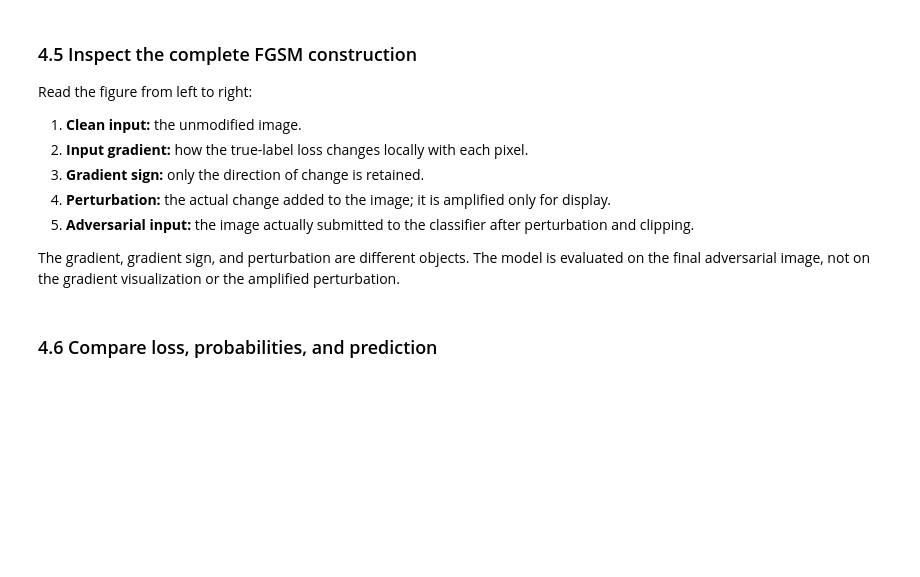
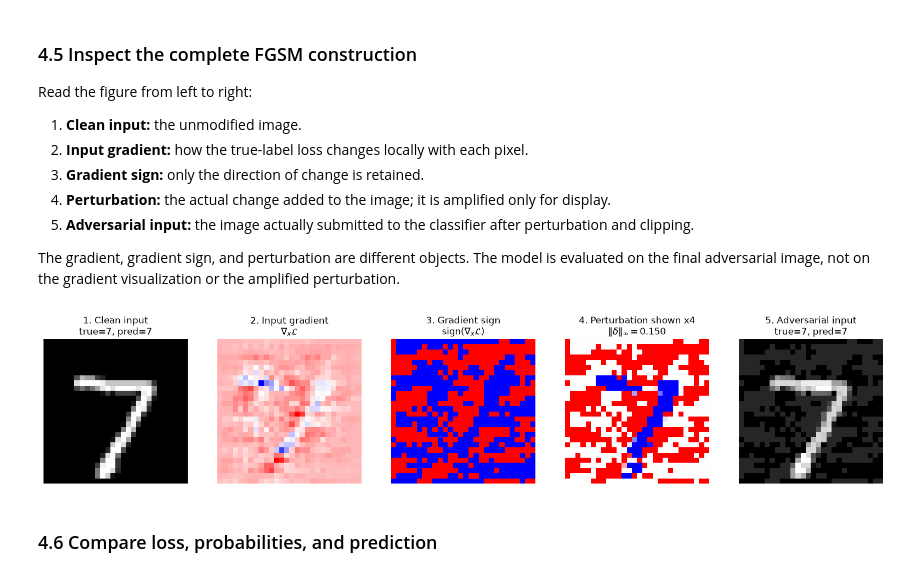
Before and after one commit to bonivalyvan/ML-Trainning-and-evaluation, a Jupyter notebook: Adverserial Machine Learning using FGSM/FGSM_MNIST_Lab.ipynb, the cells around one changed output. Saved outputs shown, nothing was run; the diff lists cells and outputs as text; code cells hidden in the pictures; blank space fills up the shorter version.

```diff
--- a/Adverserial Machine Learning using FGSM/FGSM_MNIST_Lab.ipynb
+++ b/Adverserial Machine Learning using FGSM/FGSM_MNIST_Lab.ipynb
@@ -624,15 +624,15 @@ epsilon = 0.15
 
 # TODO 1:
 # Implement delta = epsilon * sign(gradient)
-delta = ...
+delta = epsilon * gradient.sign()
 
 # TODO 2:
 # Add the perturbation to the input.
-x_adv_before_clip = ...
+x_adv_before_clip = x_attack + delta
 
 # TODO 3:
 # Keep every pixel in the valid [0, 1] range.
-x_adv = ...
+x_adv = torch.clamp(x_adv_before_clip, min=0.0, max=1.0)
 
 # The actual perturbation may be smaller at pixels affected by clipping.
 actual_delta = x_adv - x_attack.detach()
@@ -704,36 +710,38 @@ axes[2].set_title(
 # Panel 4: actual perturbation after clipping.
 # We multiply it by 4 ONLY to make it visible in the figure.
 # The classifier is never evaluated on 4*delta.
-displayed_delta = 4 * actual_delta[0, 0].cpu()
+displayed_delta = 4 * actual_delta[0, 0].detach().cpu()
 
 axes[3].imshow(
     displayed_delta,
     cmap="bwr",
     vmin=-4 * epsilon,
     vmax=4 * epsilon,
 )
 axes[3].set_title(
     "4. Perturbation shown x4\n"
     rf"$\|\delta\|_\infty={actual_delta.abs().max().item():.3f}$"
 )
 
 # Panel 5: the actual adversarial input sent to the model.
 axes[4].imshow(
     x_adv[0, 0].detach().cpu(),
     cmap="gray",
     vmin=0,
     vmax=1,
 )
 axes[4].set_title(
     f"5. Adversarial input\n"
     f"true={y.item()}, pred={adv_pred_for_plot}"
 )
 
 for ax in axes:
     ax.axis("off")
 
 plt.tight_layout()
 plt.show()
+# %% [output]
+[figure, added]
 # %% [markdown]
 ### 4.6 Compare loss, probabilities, and prediction
 # %%
```
Also changed, not shown: parts of 8 cells of this notebook.
